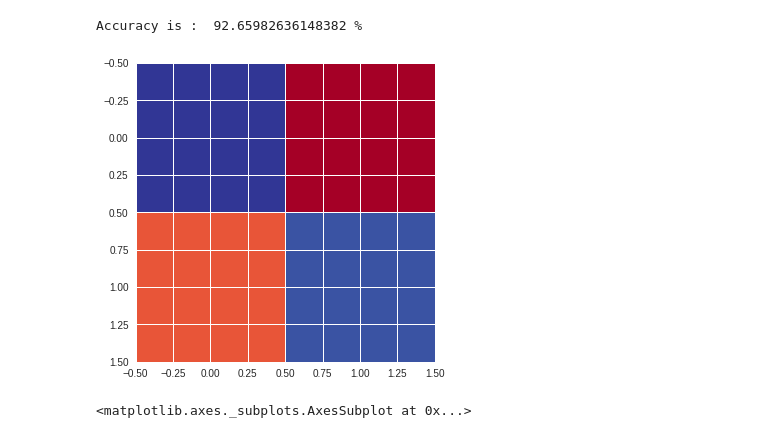
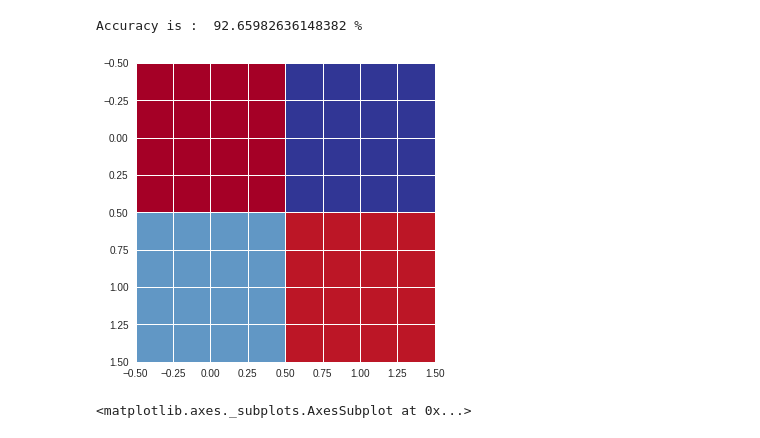
Before and after one commit to kanishksh4rma/fake-news--detector, a Jupyter notebook: fake_news_detector.ipynb, the cells around one changed output. Drawn from its saved outputs; the diff is of its cells as text; code cells hidden in the pictures.

```diff
--- a/fake_news_detector.ipynb
+++ b/fake_news_detector.ipynb
@@ -46,7 +47,8 @@ X_train,X_test,y_train,y_test = train_test_split(df.text,df.label,random_state=2
 # %%
-tf1 = TfidfVectorizer(stop_words='english',max_df=0.7)
-tf_train = tf1.fit_transform(X_train)
-tf_test = tf1.transform(X_test)
+tf_vector = TfidfVectorizer(stop_words='english',max_df=0.7)
+
+tf_train = tf_vector.fit_transform(X_train)
+tf_test = tf_vector.transform(X_test)
 # %% [markdown]
 ## Visualization
 # %%
@@ -62,7 +64,7 @@ sns.countplot(x='label',data = df,color='#f25333')
 # %%
 pca = PassiveAggressiveClassifier(max_iter=700)
 # %%
-pca.fit(tf_train,y_train)
+pac.fit(tf_train,y_train)
 # %% [output]
 PassiveAggressiveClassifier(max_iter=700)
 # %%
@@ -110,10 +114,11 @@ print('Accuracy is : ',accuracy_score(y_test,y_pred)*100,'%')
 # %% [output]
 Accuracy is :  92.65982636148382 %
 # %%
-plt.imshow(np.log(confusion_matrix(y_test,y_pred)),cmap = 'RdYlBu',interpolation='nearest')
+# visualize the confusion matrix
+plt.imshow(np.log(confusion_matrix(y_test,y_pred)),cmap = 'RdYlBu_r',interpolation='nearest')
 plt.show()
 # %% [output]
-[figure, old version]
+[figure, new version]
 # %%
 import seaborn as sns
 sns.countplot(x='label',data = df,color='#f25333')
```
Also changed, not shown: parts of 10 cells of this notebook.
